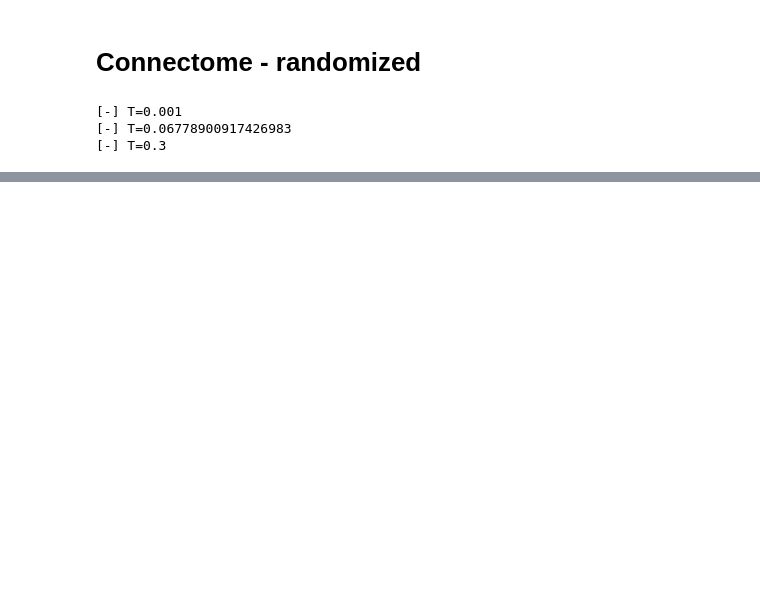
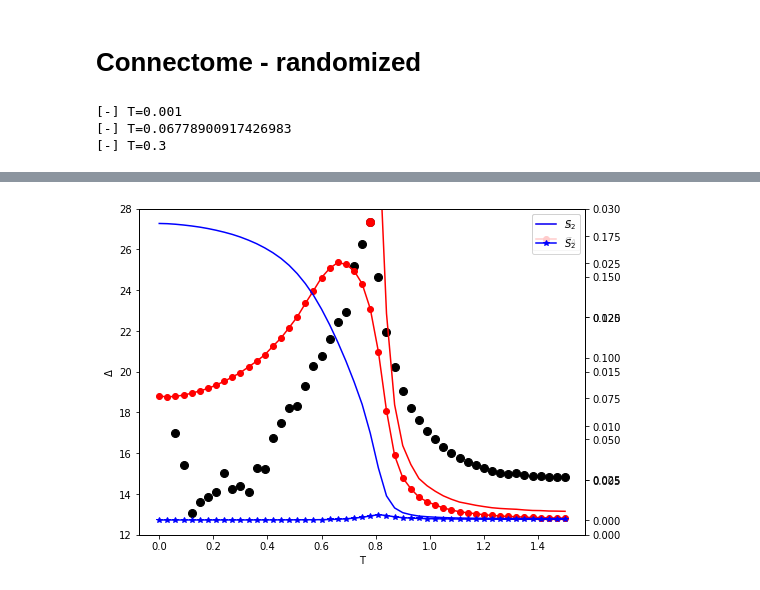
Before and after one commit to gbarzon/HTC_oscillations, a Jupyter notebook: Plot_r1_0.001.ipynb, the cells around one changed output, grey strips where cells are left out. Saved outputs shown, nothing was run; the diff lists cells and outputs as text; code cells hidden in the pictures; blank space fills up the shorter version.

```diff
--- a/Plot_r1_0.001.ipynb
+++ b/Plot_r1_0.001.ipynb
@@ -803,0 +851,30 @@ plt.show()
+# %%
+fig, ax = plt.subplots(figsize=(8,6))
+
+#ax = plt.subplots()
+
+ax.plot(Trange, dyn_range, 'o', c='k', ms=8)
+
+ax.plot(Trange[np.argmax(dyn_range)], dyn_range[np.argmax(dyn_range)], 'o', c='red', ms=8)
+
+ax.set_xlabel('T')
+ax.set_ylabel(r'$\Delta$')
+ax.set_ylim([12,28])
+
+ax2 = ax.twinx()
+ax2.plot(Trange, data[5], '-', label=r'$A$', c='r')
+ax2.plot(Trange, data[6], '-o', label=r'$\sigma_A$', c='r')
+#ax2.plot(Trange, data[9], '-o', label=r'$S_2$')
+ax2.set_ylim([0,0.03])
+ax2.legend(loc=0)
+
+ax3 = ax.twinx()
+#ax2.plot(Trange, data[6], '-o', label=r'$\sigma_A$')
+ax3.plot(Trange, data[8], '-', label=r'$S_2$', c='b')
+ax3.plot(Trange, data[9], '-*', label=r'$S_2$', c='b')
+#ax2.set_ylim([0,0.03])
+ax3.legend(loc=0)
+
+plt.show()
+# %% [output]
+[figure, added]
```
Also changed, not shown: parts of 36 cells of this notebook, 4 other files.
